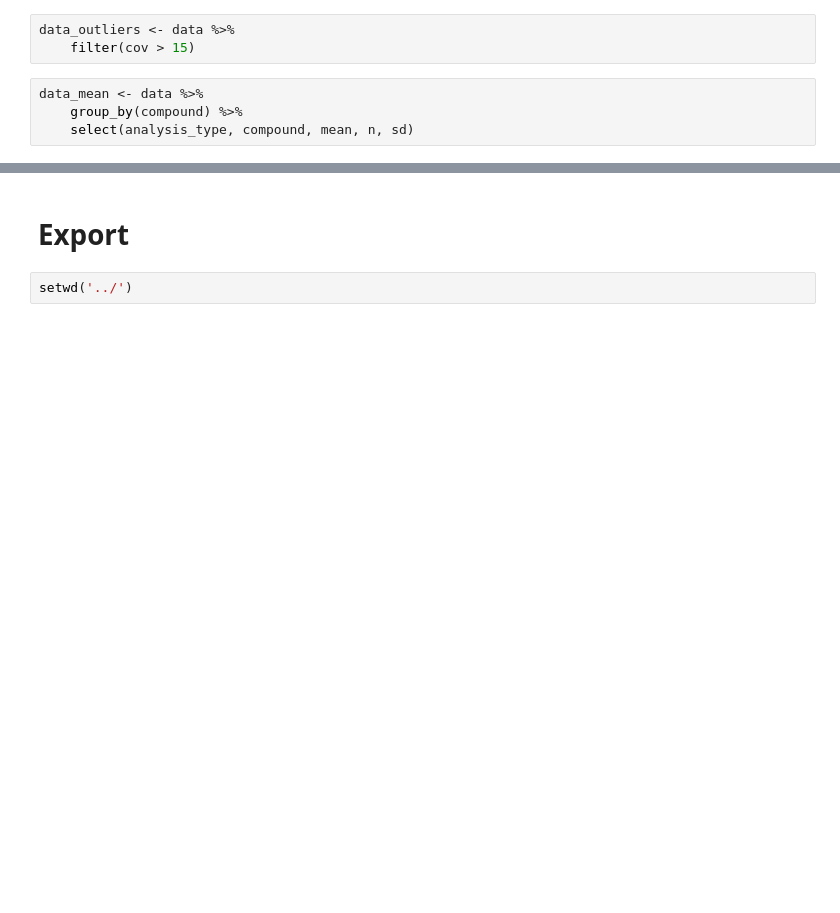
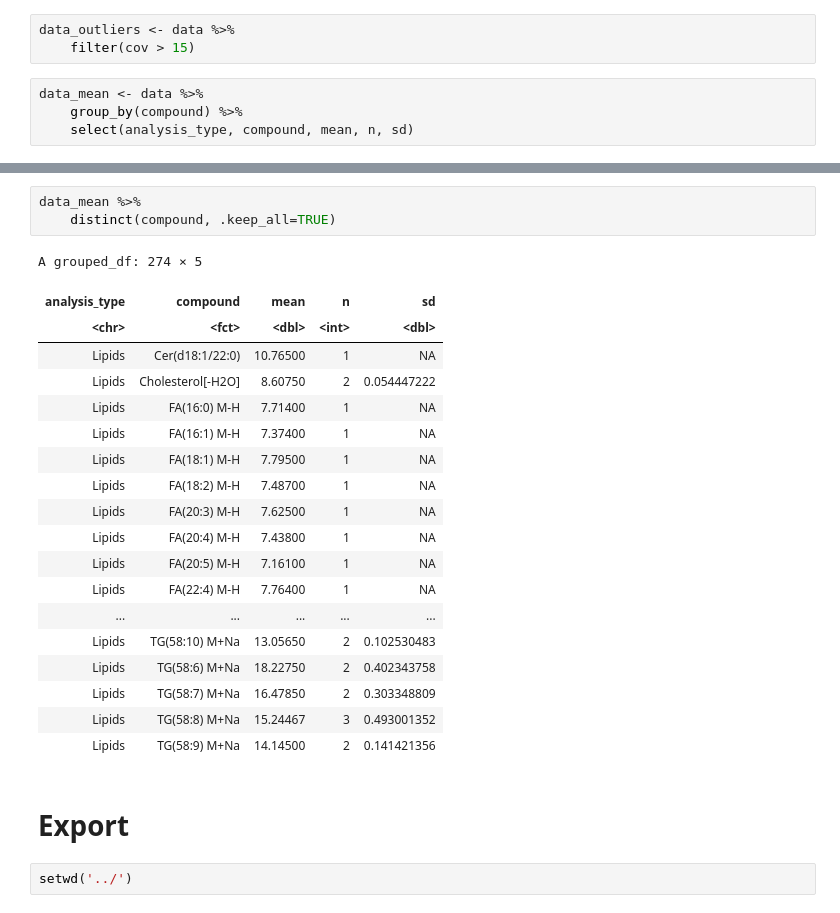
Before and after one commit to metaboholics/RT_summary, a Jupyter notebook: RT_summary.ipynb, the cells around one changed output, grey strips where cells are left out. Cells and saved outputs as stored; diff of their text form; blank space fills up the shorter version.

```diff
--- a/RT_summary.ipynb
+++ b/RT_summary.ipynb
@@ -92,3 +125,26 @@ data_mean <- data %>%
+# %%
+data_mean %>%
+    distinct(compound, .keep_all=TRUE)
+# %% [output]
+A grouped_df: 274 × 5
+| analysis_type | compound | mean | n | sd |
+| <chr> | <fct> | <dbl> | <int> | <dbl> |
+| Lipids | Cer(d18:1/22:0) | 10.76500 | 1 | NA |
+| Lipids | Cholesterol[-H2O] | 8.60750 | 2 | 0.054447222 |
+| Lipids | FA(16:0) M-H | 7.71400 | 1 | NA |
+| Lipids | FA(16:1) M-H | 7.37400 | 1 | NA |
+| Lipids | FA(18:1) M-H | 7.79500 | 1 | NA |
+| Lipids | FA(18:2) M-H | 7.48700 | 1 | NA |
+| Lipids | FA(20:3) M-H | 7.62500 | 1 | NA |
+| Lipids | FA(20:4) M-H | 7.43800 | 1 | NA |
+| Lipids | FA(20:5) M-H | 7.16100 | 1 | NA |
+| Lipids | FA(22:4) M-H | 7.76400 | 1 | NA |
+| ... | ... | ... | ... | ... |
+| Lipids | TG(58:10) M+Na | 13.05650 | 2 | 0.102530483 |
+| Lipids | TG(58:6) M+Na | 18.22750 | 2 | 0.402343758 |
+| Lipids | TG(58:7) M+Na | 16.47850 | 2 | 0.303348809 |
+| Lipids | TG(58:8) M+Na | 15.24467 | 3 | 0.493001352 |
+| Lipids | TG(58:9) M+Na | 14.14500 | 2 | 0.141421356 |
 # %% [markdown]
 # Export
 # %%
```
Also changed, not shown: parts of 2 cells of this notebook.
